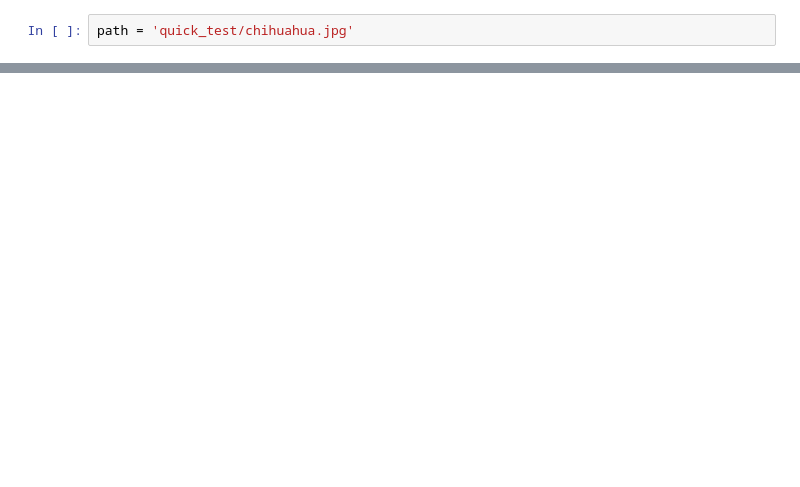
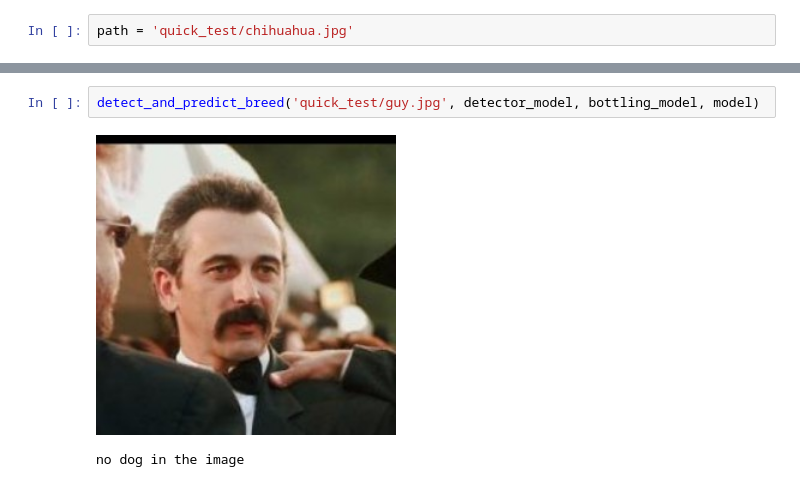
Before and after one commit to pranavbala3/Furtographer, a Jupyter notebook: quick_example.ipynb, the cells around one changed output, grey strips where cells are left out. Cells and saved outputs as stored; diff of their text form; blank space fills up the shorter version.

```diff
--- a/quick_example.ipynb
+++ b/quick_example.ipynb
@@ -13,0 +32,5 @@ The predicted breed of dog in this image is Chihuahua
+# %%
+detect_and_predict_breed('quick_test/guy.jpg', detector_model, bottling_model, model)
+# %% [output]
+[figure, added]
+no dog in the image
```
Also changed, not shown: parts of 4 cells of this notebook.
